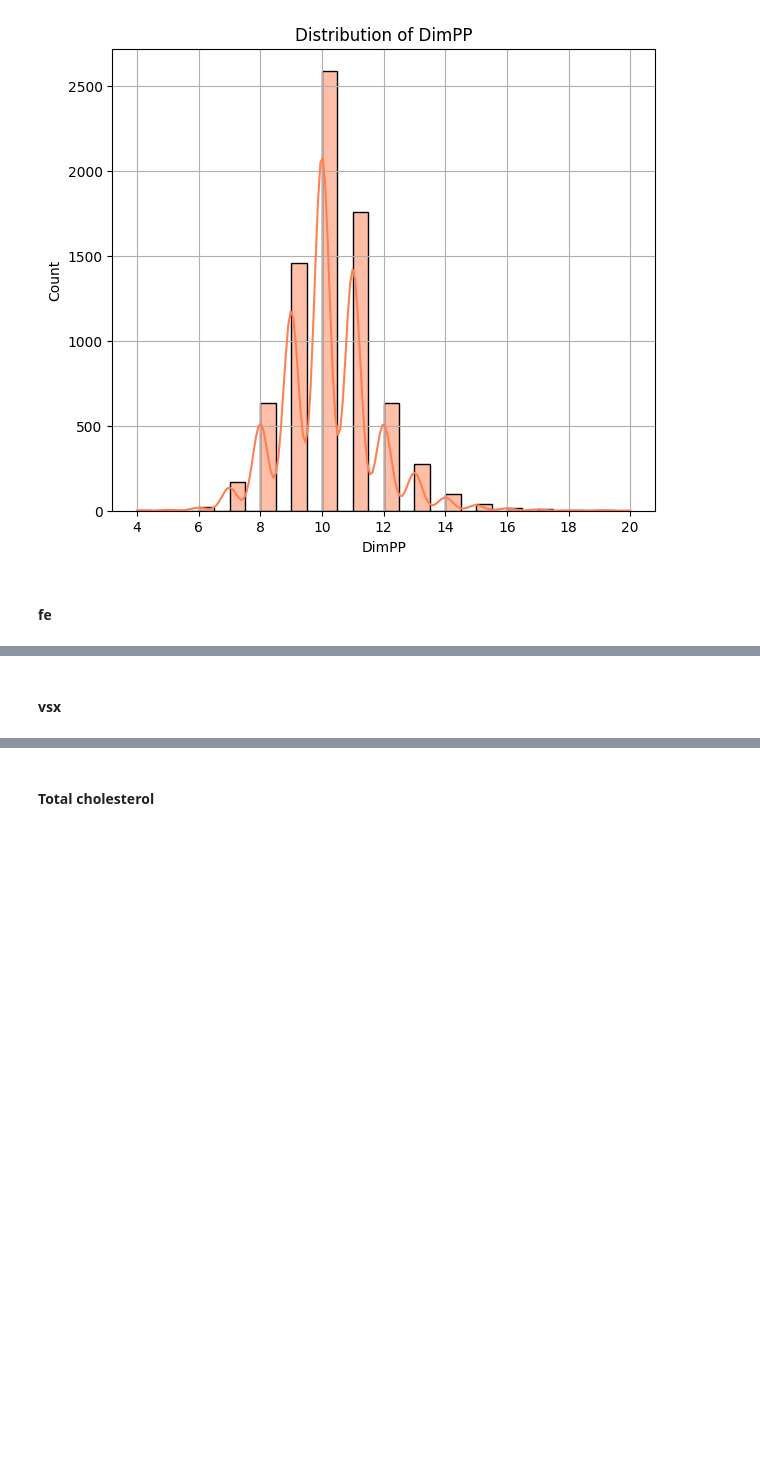
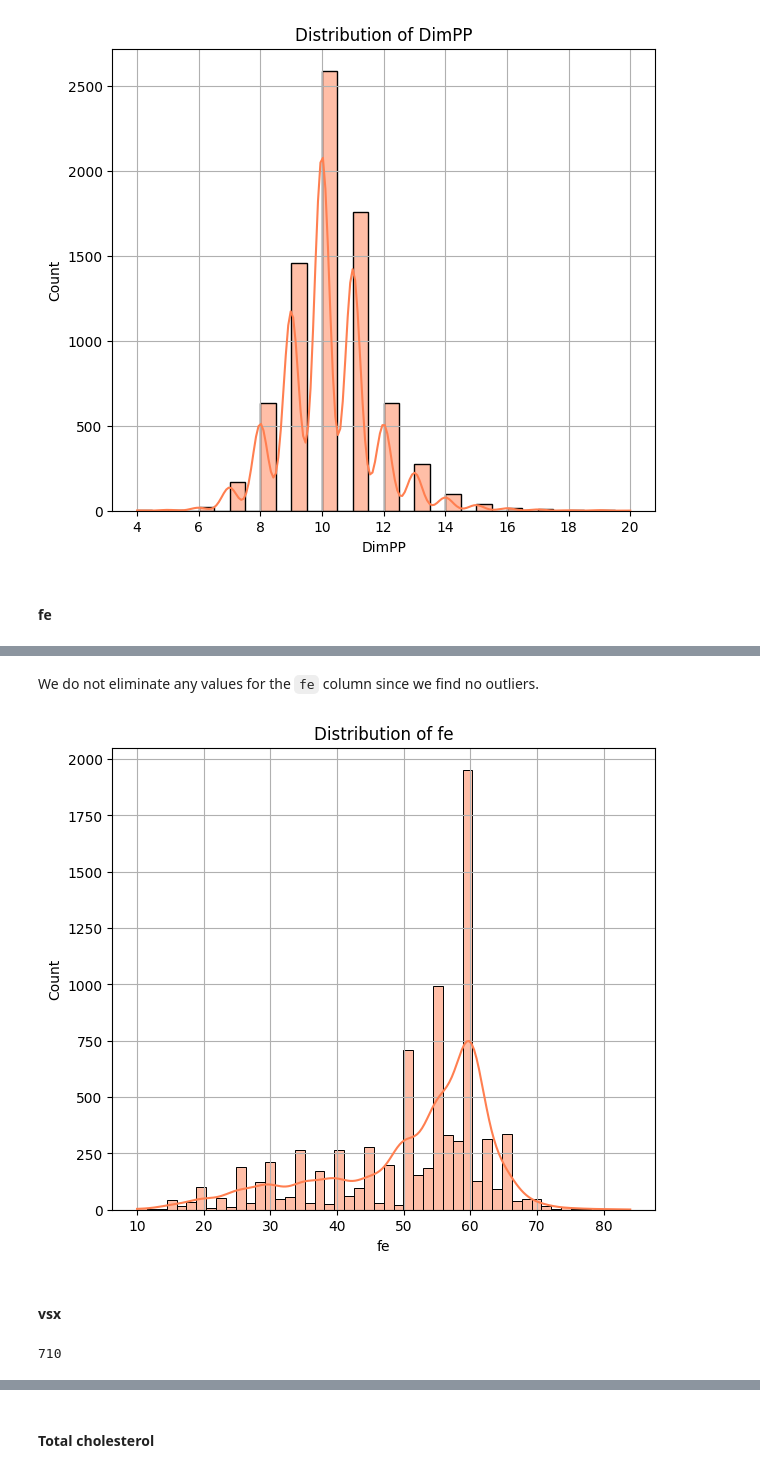
Before and after one commit to davide-marchi/clinical-data-encoding, a Jupyter notebook: Cleaning_Data.ipynb, the cells around one changed output, grey strips where cells are left out. Saved outputs shown, nothing was run; the diff lists cells and outputs as text; code cells hidden in the pictures; blank space fills up the shorter version.

```diff
--- a/Cleaning_Data.ipynb
+++ b/Cleaning_Data.ipynb
@@ -1066,4 +1069,0 @@ We eliminate all fT3 values that are above 13 and see how the distribution impro
-# %%
-chl_dataset["fT3"]=remove_outliers(dataframe=chl_dataset,
-                                        column_name="fT3",
-                                        threshold=13)
@@ -1072,17 +1070,23 @@ chl_dataset.fT4.isna().sum()
+# %% [markdown]
+We do not eliminate any values for the `fe` column since we find no outliers.
 # %%
 sea_histogram(dataframe_to_plot=chl_dataset,
-              column_of_interest="fT4",
-              xlabel="fT4",
+              column_of_interest="fe",
+              xlabel="fe",
               ylabel="Count",
-              title="Distribution of fT4",
+              title="Distribution of fe",
               kde=True,
               show_grid=True,
               element="bars",
-              figsize=(6,6),
+              figsize=(7,6),
               color="coral"
               )
+# %% [output]
+[figure, added]
 # %% [markdown]
 #### vsx
 # %%
-chl_dataset.fT4.isna().sum()
+chl_dataset.vsx.isna().sum()
+# %% [output]
+710
 # %%
```
Also changed, not shown: parts of 52 cells of this notebook, 1 other file.
